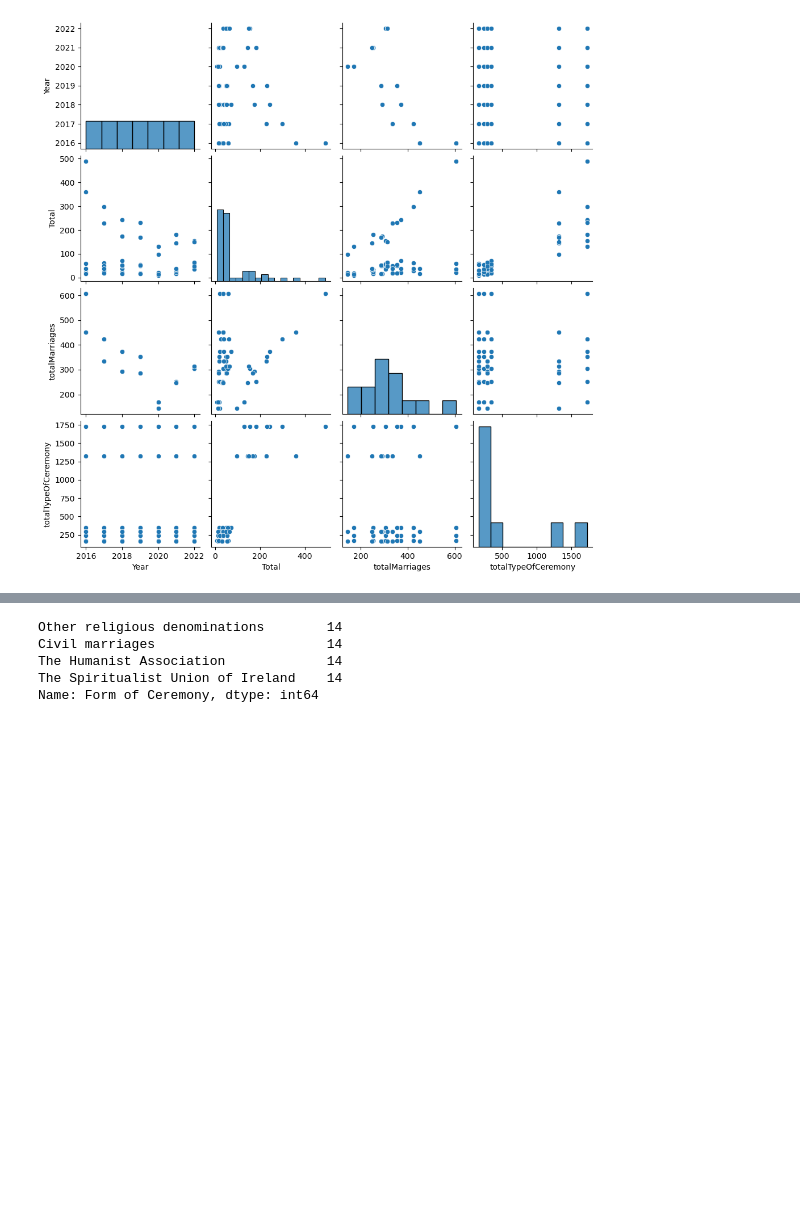
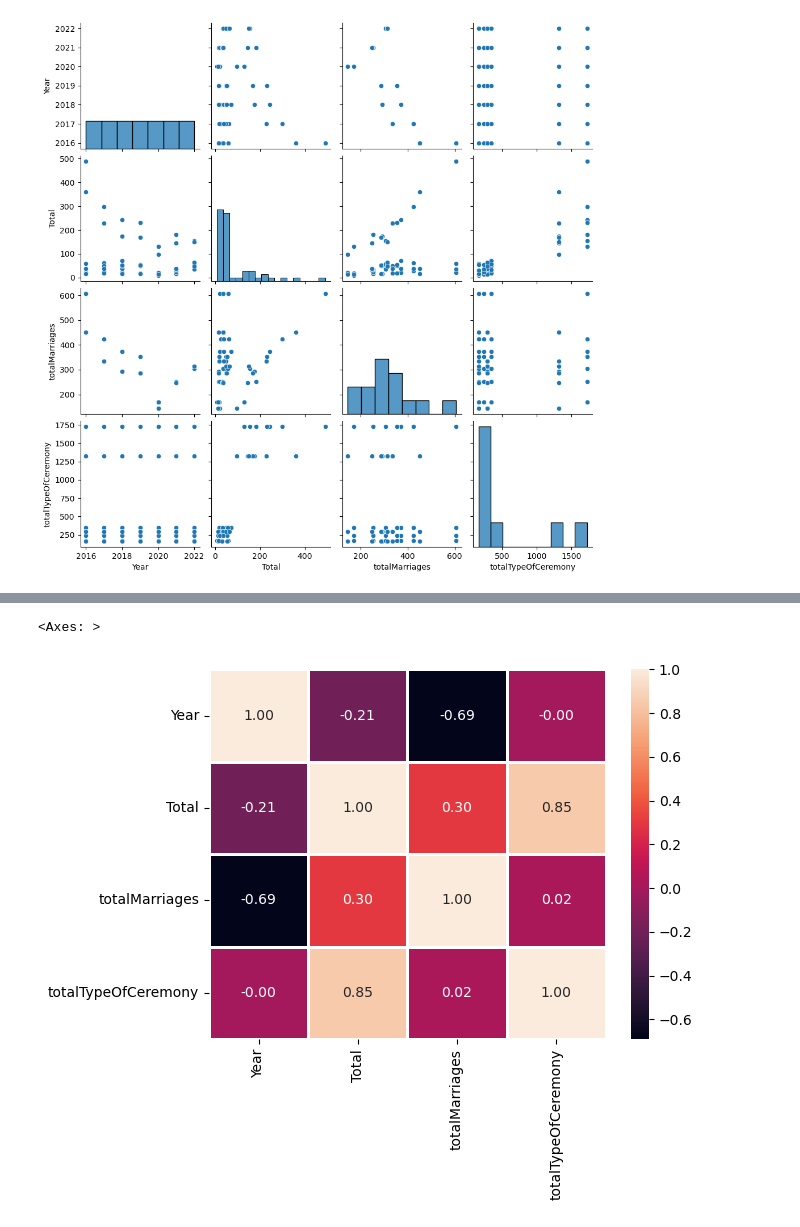
Before and after one commit to EdMendoza93/2023162, a Jupyter notebook: MSC_DA_CA1.ipynb, the cells around one changed output, grey strips where cells are left out. Cells and saved outputs as stored; diff of their text form; code cells hidden in the pictures; blank space fills up the shorter version.

```diff
--- a/MSC_DA_CA1.ipynb
+++ b/MSC_DA_CA1.ipynb
@@ -456,8 +456,7 @@ Thank you
 # %%
-marriages_df['Form of Ceremony'].value_counts()
+import warnings
+warnings.filterwarnings('ignore')
+sns.heatmap(marriages_df.corr(), annot = True, fmt = '.2f', linewidths = 2)
 # %% [output]
-Other religious denominations        14
-Civil marriages                      14
-The Humanist Association             14
-The Spiritualist Union of Ireland    14
-Name: Form of Ceremony, dtype: int64
+<Axes: >
+[figure, added]
```
Also changed, not shown: parts of 22 cells of this notebook.
